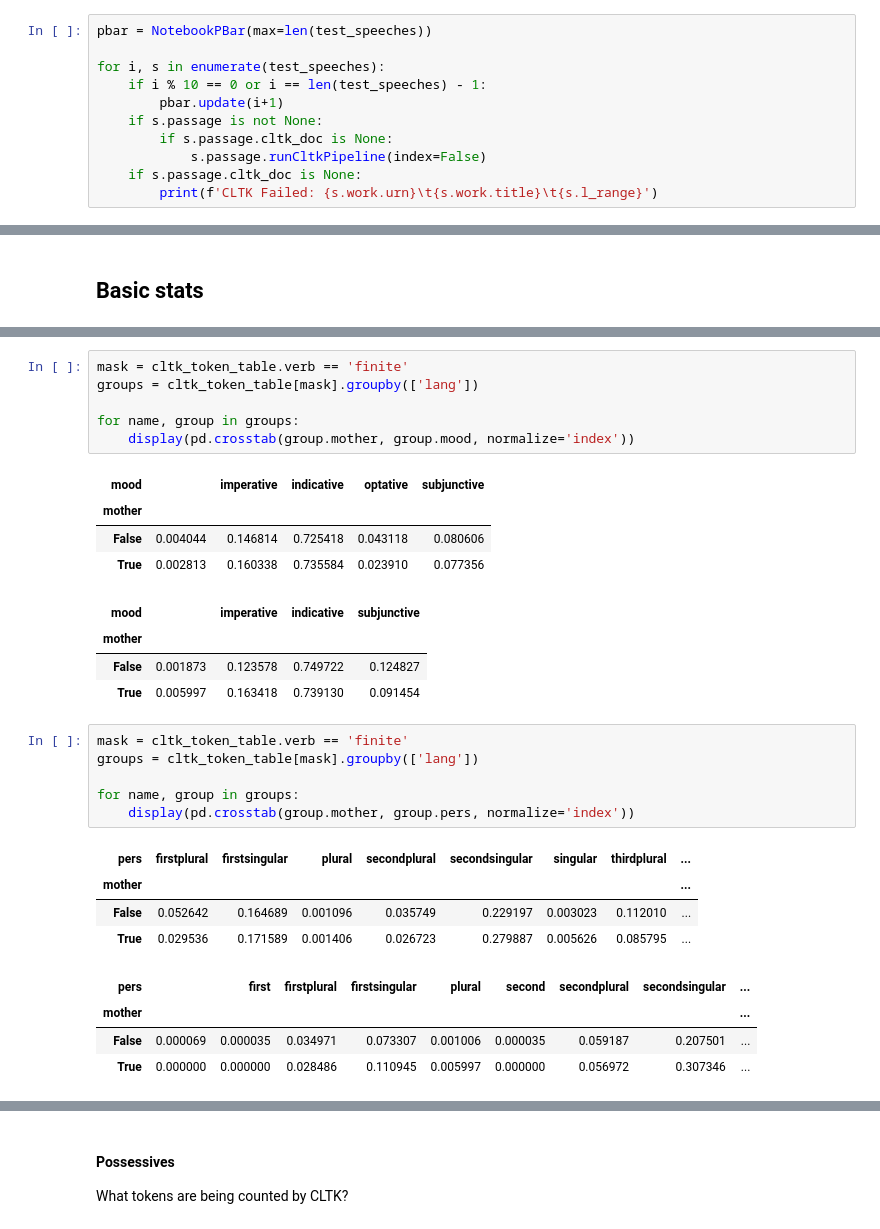
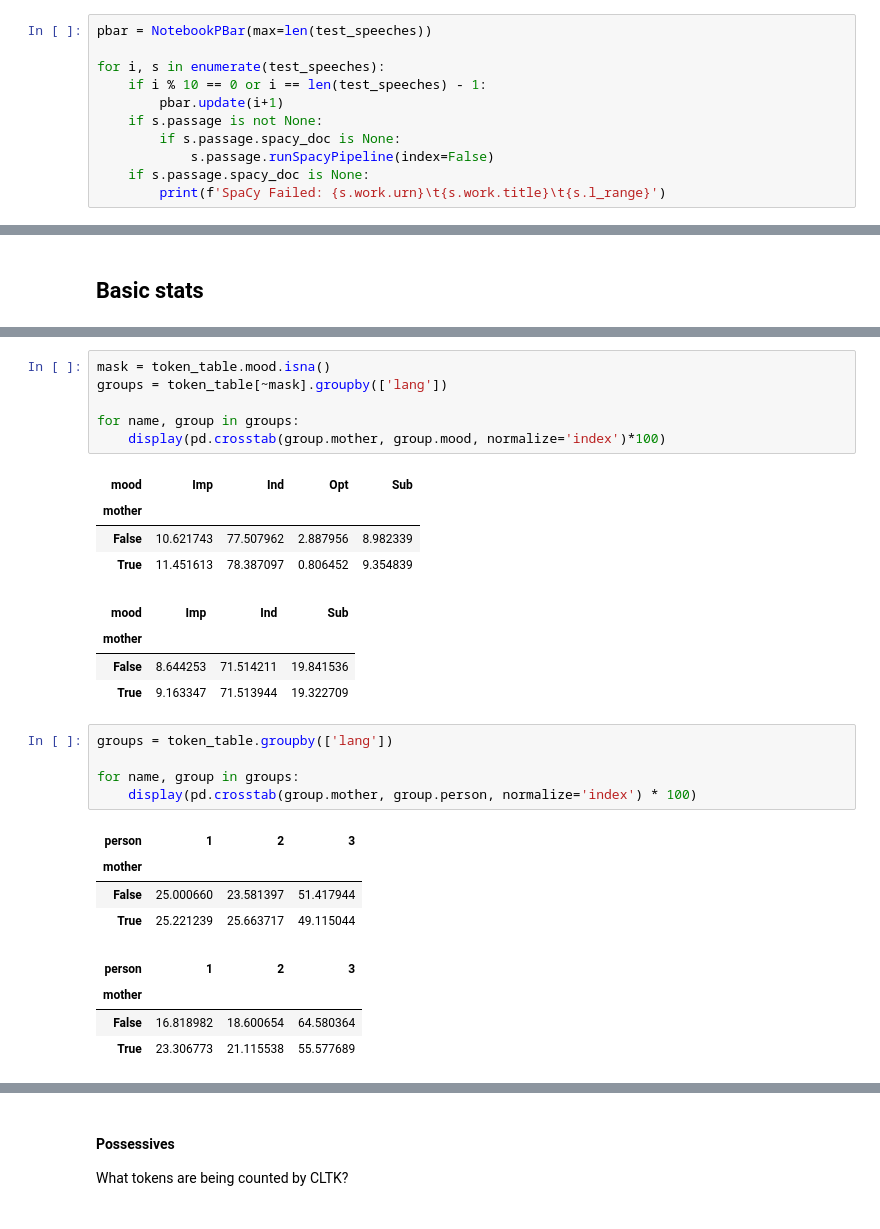
Before and after one commit to cwf2/dices-mta, a Jupyter notebook: Mother speech.ipynb, the cells around one changed output, grey strips where cells are left out. Drawn from its saved outputs; the diff is of its cells as text.

```diff
--- a/Mother speech.ipynb
+++ b/Mother speech.ipynb
@@ -205,10 +208,10 @@ for i, s in enumerate(test_speeches):
     if i % 10 == 0 or i == len(test_speeches) - 1:
         pbar.update(i+1)
     if s.passage is not None:
-        if s.passage.cltk_doc is None:
-            s.passage.runCltkPipeline(index=False)
-    if s.passage.cltk_doc is None:
-        print(f'CLTK Failed: {s.work.urn}\t{s.work.title}\t{s.l_range}')
+        if s.passage.spacy_doc is None:
+            s.passage.runSpacyPipeline(index=False)
+    if s.passage.spacy_doc is None:
+        print(f'SpaCy Failed: {s.work.urn}\t{s.work.title}\t{s.l_range}')
 # %% [output]
 [interactive output not drawn]
 # %% [markdown]
@@ -336,31 +359,30 @@ pd.DataFrame(dict(
 # %%
-mask = cltk_token_table.verb == 'finite'
-groups = cltk_token_table[mask].groupby(['lang'])
+mask = token_table.mood.isna()
+groups = token_table[~mask].groupby(['lang'])
 
 for name, group in groups:
-    display(pd.crosstab(group.mother, group.mood, normalize='index'))
+    display(pd.crosstab(group.mother, group.mood, normalize='index')*100)
 # %% [output]
-| mood |  | imperative | indicative | optative | subjunctive |
-| mother |  |  |  |  |  |
-| False | 0.004044 | 0.146814 | 0.725418 | 0.043118 | 0.080606 |
-| True | 0.002813 | 0.160338 | 0.735584 | 0.023910 | 0.077356 |
+| mood | Imp | Ind | Opt | Sub |
+| mother |  |  |  |  |
+| False | 10.621743 | 77.507962 | 2.887956 | 8.982339 |
+| True | 11.451613 | 78.387097 | 0.806452 | 9.354839 |
-| mood |  | imperative | indicative | subjunctive |
-| mother |  |  |  |  |
-| False | 0.001873 | 0.123578 | 0.749722 | 0.124827 |
-| True | 0.005997 | 0.163418 | 0.739130 | 0.091454 |
+| mood | Imp | Ind | Sub |
+| mother |  |  |  |
+| False | 8.644253 | 71.514211 | 19.841536 |
+| True | 9.163347 | 71.513944 | 19.322709 |
 # %%
-mask = cltk_token_table.verb == 'finite'
-groups = cltk_token_table[mask].groupby(['lang'])
+groups = token_table.groupby(['lang'])
 
 for name, group in groups:
-    display(pd.crosstab(group.mother, group.pers, normalize='index'))
+    display(pd.crosstab(group.mother, group.person, normalize='index') * 100)
 # %% [output]
-| pers | firstplural | firstsingular | plural | secondplural | secondsingular | singular | thirdplural | ... |
-| mother |  |  |  |  |  |  |  | ... |
-| False | 0.052642 | 0.164689 | 0.001096 | 0.035749 | 0.229197 | 0.003023 | 0.112010 | ... |
-| True | 0.029536 | 0.171589 | 0.001406 | 0.026723 | 0.279887 | 0.005626 | 0.085795 | ... |
+| person | 1 | 2 | 3 |
+| mother |  |  |  |
+| False | 25.000660 | 23.581397 | 51.417944 |
+| True | 25.221239 | 25.663717 | 49.115044 |
-| pers |  | first | firstplural | firstsingular | plural | second | secondplural | secondsingular | ... |
-| mother |  |  |  |  |  |  |  |  | ... |
-| False | 0.000069 | 0.000035 | 0.034971 | 0.073307 | 0.001006 | 0.000035 | 0.059187 | 0.207501 | ... |
-| True | 0.000000 | 0.000000 | 0.028486 | 0.110945 | 0.005997 | 0.000000 | 0.056972 | 0.307346 | ... |
+| person | 1 | 2 | 3 |
+| mother |  |  |  |
+| False | 16.818982 | 18.600654 | 64.580364 |
+| True | 23.306773 | 21.115538 | 55.577689 |
 # %%
```
Also changed, not shown: parts of 36 cells of this notebook, 4 other files.
